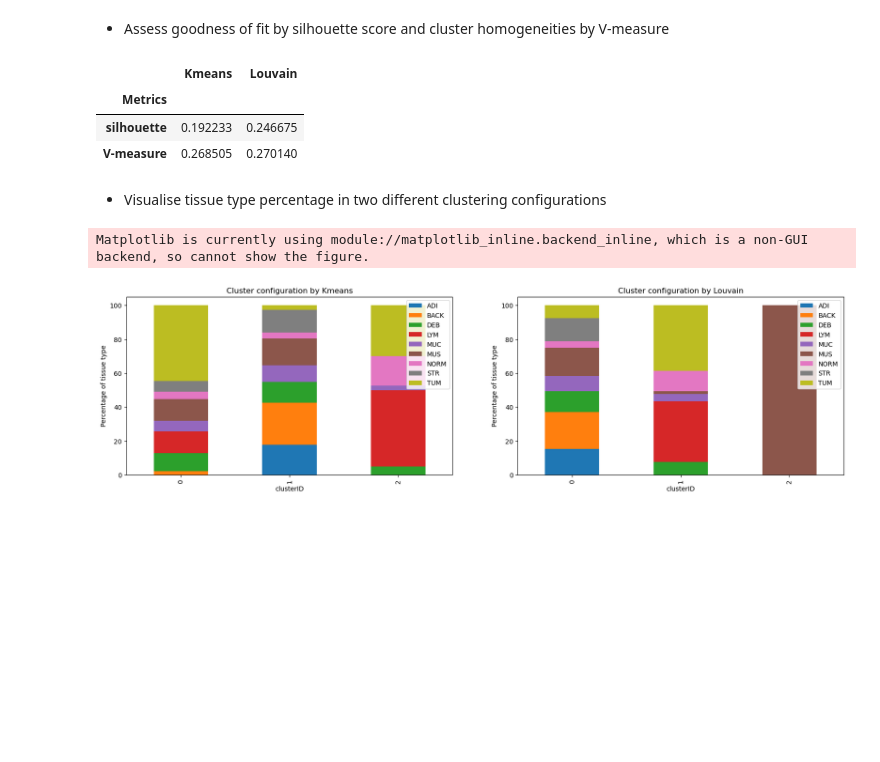
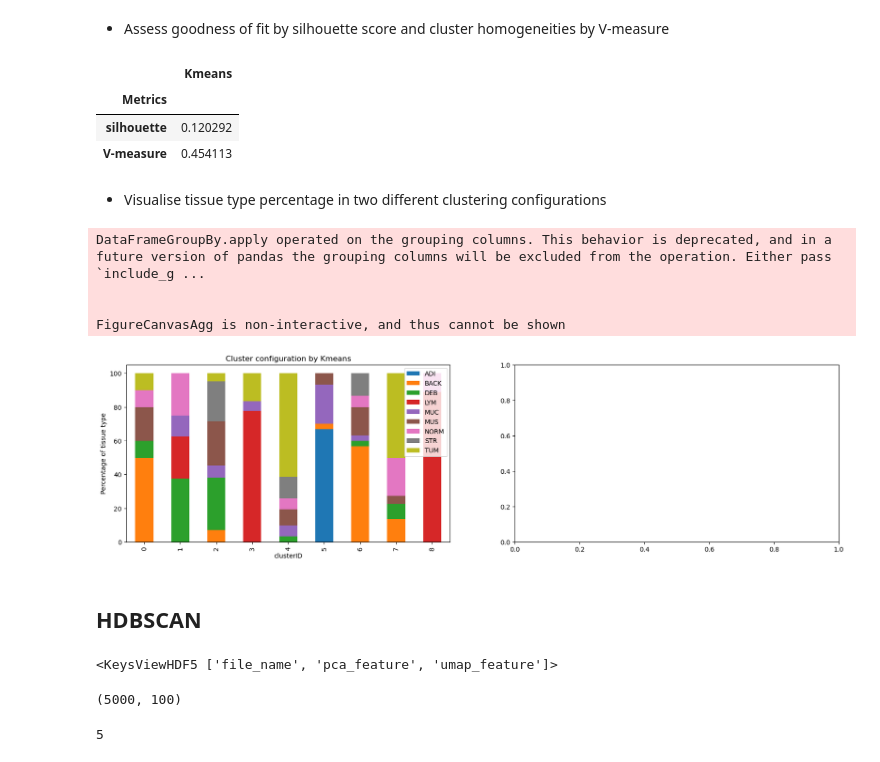
Before and after one commit to RanjithKannan03/ml-casestudy2, a Jupyter notebook: CaseStudy2.ipynb, the cells around one changed output. Drawn from its saved outputs; the diff is of its cells as text; code cells hidden in the pictures; blank space fills up the shorter version.

```diff
--- a/CaseStudy2.ipynb
+++ b/CaseStudy2.ipynb
@@ -226,7 +226,7 @@ from sknetwork.clustering import Louvain
 from sklearn.metrics import pairwise_distances
 from sklearn.preprocessing import MinMaxScaler
 # %%
-kmeans_model = KMeans(n_clusters = 3, random_state = 0) #GaussianMixture(), AgglomerativeClustering(), Louvain
+kmeans_model = KMeans(n_clusters = 9, random_state = 0) #GaussianMixture(), AgglomerativeClustering(), Louvain
 kmeans_assignment = kmeans_model.fit_predict(test_data)
 # %%
 from scipy import sparse
@@ -272,15 +276,16 @@ Louvain assignment counts
 * Assess goodness of fit by silhouette score and cluster homogeneities by V-measure
 # %%
 kmeans_silhouette = silhouette_score(test_data, kmeans_assignment)
-louvain_silhouette = silhouette_score(test_data, louvain_assignment)
+# louvain_silhouette = silhouette_score(test_data, louvain_assignment)
 kmeans_v_measure = v_measure_score(test_label, kmeans_assignment)
-louvain_v_measure = v_measure_score(test_label, louvain_assignment)
-pd.DataFrame({'Metrics': ['silhouette', 'V-measure'], 'Kmeans': [kmeans_silhouette, kmeans_v_measure], 'Louvain':[louvain_silhouette, louvain_v_measure]}).set_index('Metrics')
+# louvain_v_measure = v_measure_score(test_label, louvain_assignment)
+# pd.DataFrame({'Metrics': ['silhouette', 'V-measure'], 'Kmeans': [kmeans_silhouette, kmeans_v_measure], 'Louvain':[louvain_silhouette, louvain_v_measure]}).set_index('Metrics')
+pd.DataFrame({'Metrics': ['silhouette', 'V-measure'], 'Kmeans': [kmeans_silhouette, kmeans_v_measure]}).set_index('Metrics')
 # %% [output]
-|  | Kmeans | Louvain |
-| Metrics |  |  |
-| silhouette | 0.192233 | 0.246675 |
-| V-measure | 0.268505 | 0.270140 |
+|  | Kmeans |
+| Metrics |  |
+| silhouette | 0.120292 |
+| V-measure | 0.454113 |
 # %% [markdown]
 * Visualise tissue type percentage in two different clustering configurations
 # %%
@@ -291,31 +296,36 @@ def calculate_percent(sub_df, attrib):
 # %%
 resulted_cluster_df = pd.DataFrame({'clusterID': kmeans_assignment, 'type': test_label})
 label_proportion_df = resulted_cluster_df.groupby(['clusterID']).apply(lambda x: calculate_percent(x,'type')).rename(columns={'clusterID':'type_occurrence_percentage'}).reset_index()
 pivoted_label_proportion_df = pd.pivot_table(label_proportion_df, index = 'clusterID', columns = 'type', values = 'type_occurrence_percentage')
 
 
 f, axes = plt.subplots(1, 2, figsize=(20,5))
 number_of_tile_df = resulted_cluster_df.groupby('clusterID')['type'].count().reset_index().rename(columns={'type':'number_of_tile'})
 df_idx = pivoted_label_proportion_df.index
 (pivoted_label_proportion_df*100).loc[df_idx].plot.bar(stacked=True, ax = axes[0] )
 
 axes[0].set_ylabel('Percentage of tissue type')
 axes[0].legend(loc='upper right')
 axes[0].set_title('Cluster configuration by Kmeans')
 
-resulted_cluster_df = pd.DataFrame({'clusterID': louvain_assignment, 'type': test_label})
-label_proportion_df = resulted_cluster_df.groupby(['clusterID']).apply(lambda x: calculate_percent(x,'type')).rename(columns={'clusterID':'type_occurrence_percentage'}).reset_index()
-pivoted_label_proportion_df = pd.pivot_table(label_proportion_df, index = 'clusterID', columns = 'type', values = 'type_occurrence_percentage')
+# resulted_cluster_df = pd.DataFrame({'clusterID': louvain_assignment, 'type': test_label})
+# label_proportion_df = resulted_cluster_df.groupby(['clusterID']).apply(lambda x: calculate_percent(x,'type')).rename(columns={'clusterID':'type_occurrence_percentage'}).reset_index()
+# pivoted_label_proportion_df = pd.pivot_table(label_proportion_df, index = 'clusterID', columns = 'type', values = 'type_occurrence_percentage')
 
 
-number_of_tile_df = resulted_cluster_df.groupby('clusterID')['type'].count().reset_index().rename(columns={'type':'number_of_tile'})
-df_idx = pivoted_label_proportion_df.index
-(pivoted_label_proportion_df*100).loc[df_idx].plot.bar(stacked=True, ax = axes[1] )
+# number_of_tile_df = resulted_cluster_df.groupby('clusterID')['type'].count().reset_index().rename(columns={'type':'number_of_tile'})
+# df_idx = pivoted_label_proportion_df.index
+# (pivoted_label_proportion_df*100).loc[df_idx].plot.bar(stacked=True, ax = axes[1] )
 
-axes[1].set_ylabel('Percentage of tissue type')
-axes[1].legend(loc='upper right')
-axes[1].set_title('Cluster configuration by Louvain')
+# axes[1].set_ylabel('Percentage of tissue type')
+# axes[1].legend(loc='upper right')
+# axes[1].set_title('Cluster configuration by Louvain')
 f.show()
 # %% [output]
-Matplotlib is currently using module://matplotlib_inline.backend_inline, which is a non-GUI backend, so cannot show the figure.
+DataFrameGroupBy.apply operated on the grouping columns. This behavior is deprecated, and in a future version of pandas the grouping columns will be excluded from the operation. Either pass `include_g ...
+
+
+FigureCanvasAgg is non-interactive, and thus cannot be shown
-[figure, old version]
+[figure, new version]
+# %% [markdown]
+## HDBSCAN
@@ -321,0 +335,8 @@ Matplotlib is currently using module://matplotlib_inline.backend_inline, which i
+# %%
+pge_content.keys()
+# %% [output]
+<KeysViewHDF5 ['file_name', 'pca_feature', 'umap_feature']>
+# %%
+pge_pca_feature.shape
+# %% [output]
+(5000, 100)
@@ -321,0 +345,4 @@ Matplotlib is currently using module://matplotlib_inline.backend_inline, which i
+# %%
+pca_clusterer.min_cluster_size
+# %% [output]
+5
```
Also changed, not shown: parts of 13 cells of this notebook, 2 other files.
